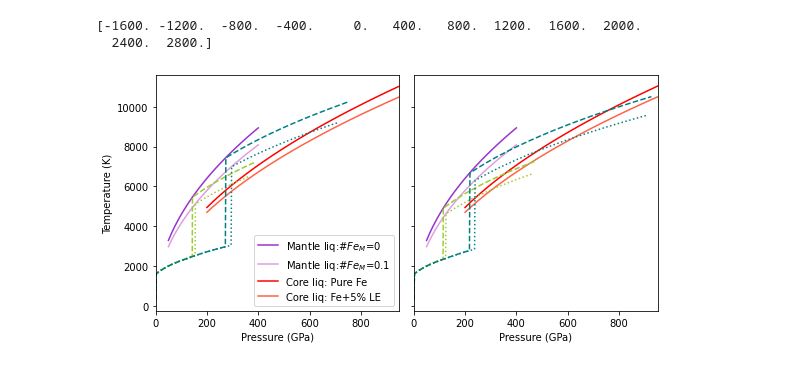
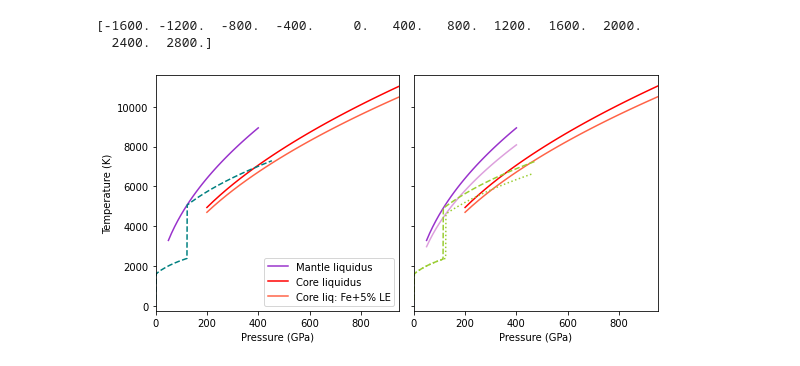
Before and after one commit to irenebonati/exo-cores, a Jupyter notebook: Plots_paper.ipynb, the cells around one changed output. Drawn from its saved outputs; the diff is of its cells as text; code cells hidden in the pictures.

```diff
--- a/Plots_paper.ipynb
+++ b/Plots_paper.ipynb
@@ -544,36 +544,36 @@ def file(M, Fe, FeM=0):
     return folder+"data_prof_M_ {:.1f}_Fe_{:.0f}.0000_FeM_{:2d}.0000.res".format(M, Fe, FeM)
 
 mark = ["--","--","--"]
-masses = np.array([1.0, 2.0])
+masses = np.array([1.0])
 cm = ["yellowgreen","teal"]
 
 P = np.linspace(50, 400, 30)
-ax[0].plot(P, T_liquidus_mantle(P,0), color="darkorchid", label="Mantle liq:#$Fe_{M}$=0")
+ax[0].plot(P, T_liquidus_mantle(P,0), color="darkorchid", label="Mantle liquidus")
 ax[1].plot(P, T_liquidus_mantle(P,0), color="darkorchid")
-ax[0].plot(P, T_liquidus_mantle(P,0.1), color="plum", label="Mantle liq:#$Fe_{M}$=0.1")
+#ax[0].plot(P, T_liquidus_mantle(P,0.1), color="plum", label="Mantle liq:#$Fe_{M}$=0.1")
 ax[1].plot(P, T_liquidus_mantle(P,0.1), color="plum")
 
 P = np.linspace(200, 950, 30)
-ax[0].plot(P, T_liquidus_core(P), "r", label="Core liq: Pure Fe")
+ax[0].plot(P, T_liquidus_core(P), "r", label="Core liquidus")
 ax[0].plot(P, T_liquidus_core(P, 0.05), "tomato", label="Core liq: Fe+5% LE")
 ax[1].plot(P, T_liquidus_core(P), "r")
 ax[1].plot(P, T_liquidus_core(P, 0.05),"tomato")
 
 label = ["1 $M_{Earth}$","2 $M_{Earth}$"]
 for i, mass in enumerate(masses):
-    data = pd.read_csv(file(mass, 30, 0), skipinitialspace=True, sep=" ", names=names, index_col=False)
+    data = pd.read_csv(file(mass, 45, 0), skipinitialspace=True, sep=" ", names=names, index_col=False)
     if i==0:
-        ax[0].plot(data["p(GPa)"], data["T(K)"], mark[i], color=cm[i])
+        ax[0].plot(data["p(GPa)"], data["T(K)"], mark[i], color='teal')
     else:
         ax[0].plot(data["p(GPa)"], data["T(K)"], mark[i], color=cm[i], label= "")
 #     ax[1,0].plot(data["r(m)"]/1e3, data["T(K)"], mark[i], color=cm[i],label=label[i])
 
-    data = pd.read_csv(file(mass, 30, 10), skipinitialspace=True, sep=" ", names=names, index_col=False)
-    if i==0:
-        ax[0].plot(data["p(GPa)"], data["T(K)"], ':', color=cm[i])
-    else:
-        ax[0].plot(data["p(GPa)"], data["T(K)"], ':', color=cm[i], label= "")
-#     ax[1,0].plot(data["r(m)"]/1e3, data["T(K)"], ':', color=cm[i])
+#     data = pd.read_csv(file(mass, 45, 10), skipinitialspace=True, sep=" ", names=names, index_col=False)
+#     if i==0:
+#         ax[0].plot(data["p(GPa)"], data["T(K)"], '--', color='teal')
+#     else:
+#         ax[0].plot(data["p(GPa)"], data["T(K)"], ':', color=cm[i], label= "")
+    #ax[1,0].plot(data["r(m)"]/1e3, data["T(K)"], ':', color=cm[i])
 
 
 #     deep_mantle = data[(data["Material-Parameter"] == 7.) | (data["Material-Parameter"] == 6.)]
@@ -588,32 +588,32 @@ for i, mass in enumerate(masses):
     else:
         ax[1].plot(data["p(GPa)"], data["T(K)"], mark[i], color=cm[i], label= "")
 #     ax[1,1].plot(data["r(m)"]/1e3, data["T(K)"], mark[i], color=cm[i],label=label[i])
 
     data = pd.read_csv(file(mass, 50, 10), skipinitialspace=True, sep=" ", names=names, index_col=False)
     if i==0:
         ax[1].plot(data["p(GPa)"], data["T(K)"], ':', color=cm[i])
     else:
         ax[1].plot(data["p(GPa)"], data["T(K)"], ':', color=cm[i], label= "")
 #     ax[1,1].plot(data["r(m)"]/1e3, data["T(K)"], ':', color=cm[i])
 
 #     deep_mantle = data[(data["Material-Parameter"] == 7.) | (data["Material-Parameter"] == 6.)]
 #     core = data[(data["r(m)"] <2e6)]
 #     ax[1,1].plot(deep_mantle["r(m)"]/1e3, T_liquidus_mantle(deep_mantle["p(GPa)"]), color=cm[i], label="")
 #     ax[1,1].plot(core["r(m)"]/1e3, T_liquidus_core(core["p(GPa)"]), color=cm[i], label= "")
 
 ax[0].set_xlabel("Pressure (GPa)")
 ax[1].set_xlabel("Pressure (GPa)")
 #ax[1,0].set_xlabel("Radius (km)")
 #ax[1,1].set_xlabel("Radius (km)")
 ax[0].set_ylabel("Temperature (K)")
 #ax[1,0].set_ylabel("Temperature (K)")
 ax[0].set_xlim([0, 950])
 ax[1].set_xlim([0, 950])
-ax[0].legend()
+ax[0].legend(loc=4)
 #ax[0].set_title('$X_{Fe}$=30 wt%')
 #ax[1].set_title('$X_{Fe}$=60 wt%')
 #ax[1,0].legend()
 plt.tight_layout()
 plt.savefig("Figures/Temperature_profiles_Fex.pdf")
 # %% [output]
-[figure, old version]
+[figure, new version]
```
Also changed, not shown: 5 other files.
